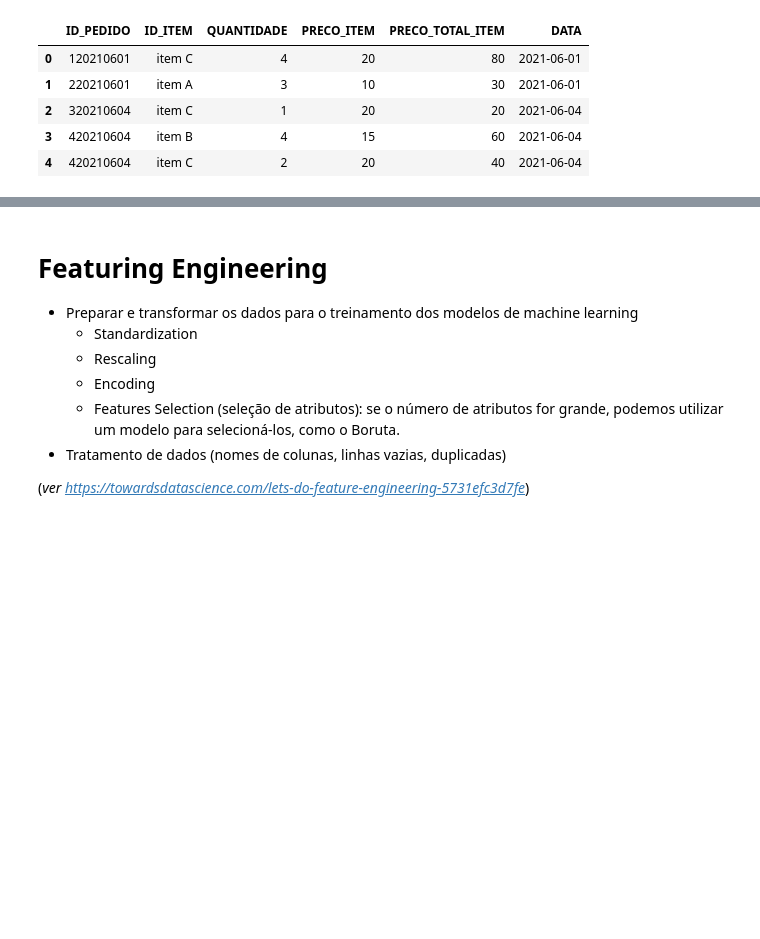
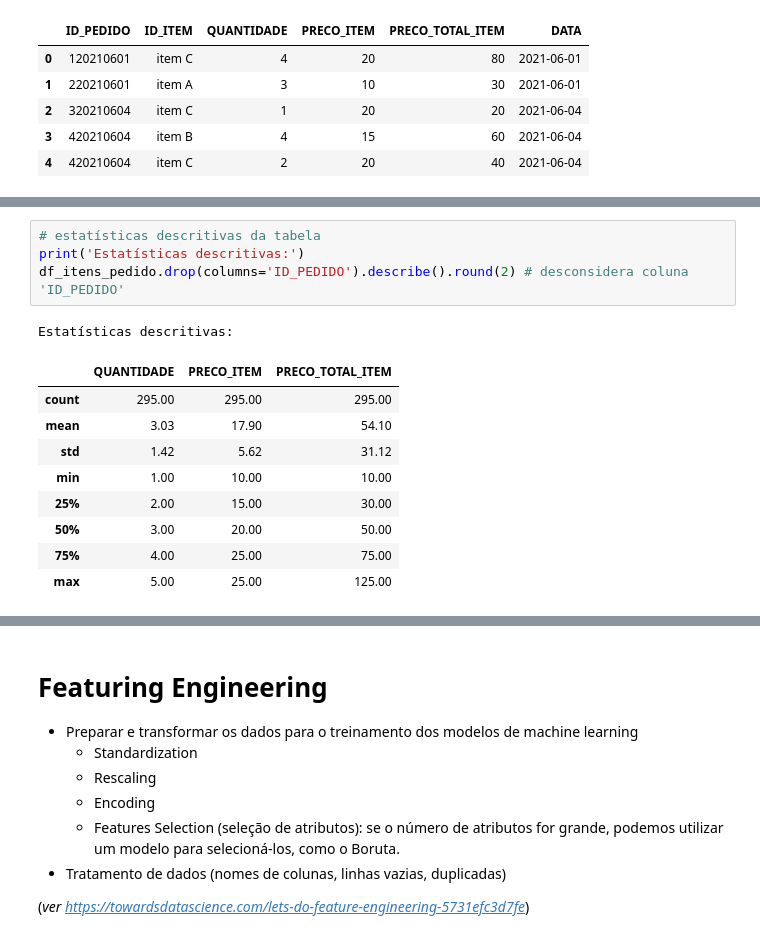
Before and after one commit to joaomj/case_mrhealth, a Jupyter notebook: notebook.ipynb, the cells around one changed output, grey strips where cells are left out. Drawn from its saved outputs; the diff is of its cells as text; blank space fills up the shorter version.

```diff
--- a/notebook.ipynb
+++ b/notebook.ipynb
@@ -111,0 +149,15 @@ A partir da análise exploratória, levantar algumas hipóteses para obter insig
+# %%
+# estatísticas descritivas da tabela
+print('Estatísticas descritivas:')
+df_itens_pedido.drop(columns='ID_PEDIDO').describe().round(2) # desconsidera coluna 'ID_PEDIDO'
+# %% [output]
+Estatísticas descritivas:
+|  | QUANTIDADE | PRECO_ITEM | PRECO_TOTAL_ITEM |
+| count | 295.00 | 295.00 | 295.00 |
+| mean | 3.03 | 17.90 | 54.10 |
+| std | 1.42 | 5.62 | 31.12 |
+| min | 1.00 | 10.00 | 10.00 |
+| 25% | 2.00 | 15.00 | 30.00 |
+| 50% | 3.00 | 20.00 | 50.00 |
+| 75% | 4.00 | 25.00 | 75.00 |
+| max | 5.00 | 25.00 | 125.00 |
```
Also changed, not shown: parts of 18 cells of this notebook, 1 other file.
